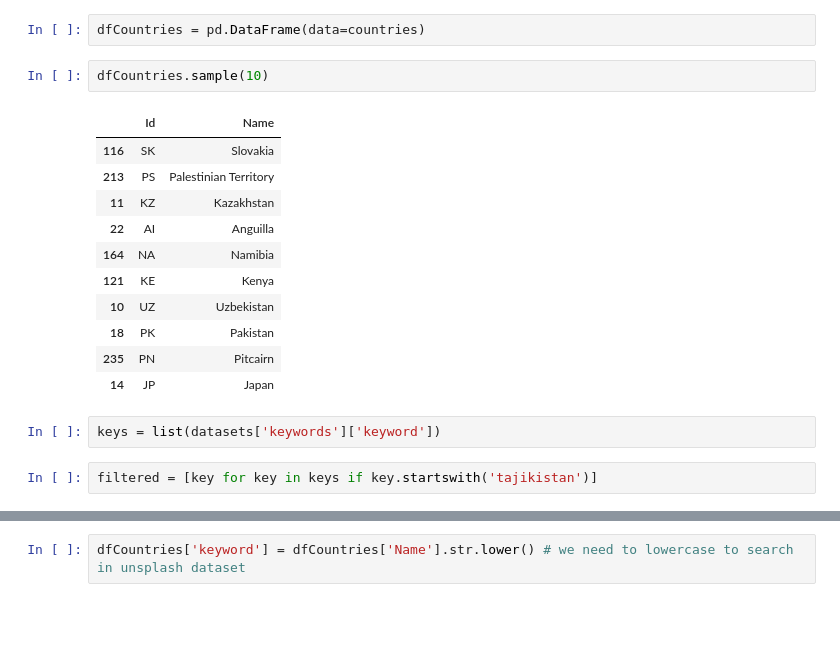
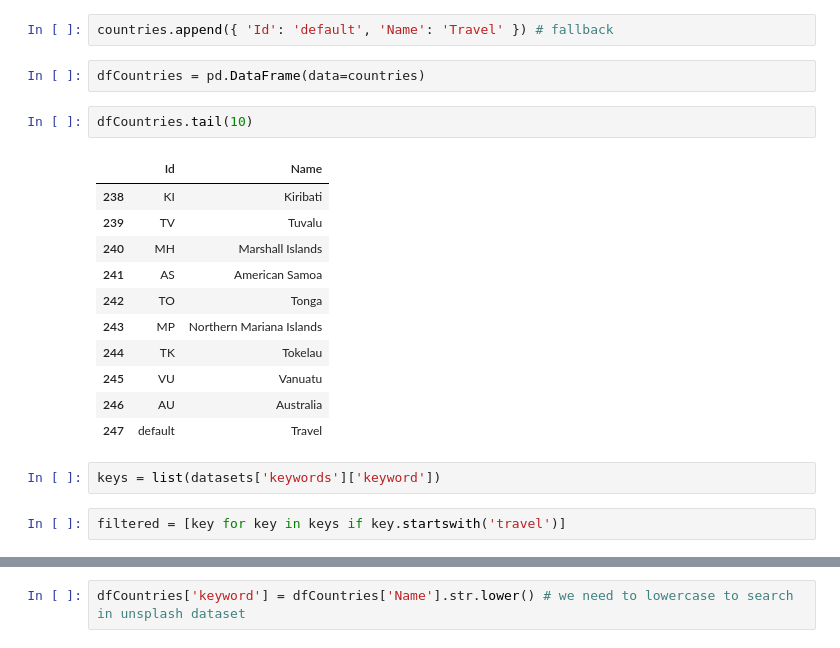
Before and after one commit to facutk/wpxvuelos, a Jupyter notebook: wp/wp-content/themes/xvuelos/assets/country-images-by-id/pandas.ipynb, the cells around one changed output, grey strips where cells are left out. Cells and saved outputs as stored; diff of their text form; blank space fills up the shorter version.

Commit message:
fallback to some sort of image

```diff
--- a/wp/wp-content/themes/xvuelos/assets/country-images-by-id/pandas.ipynb
+++ b/wp/wp-content/themes/xvuelos/assets/country-images-by-id/pandas.ipynb
@@ -103,26 +103,28 @@ countries = []
 for continent in geoJson['Continents']:
     for country in continent['Countries']:
         countries.append({ 'Id': country['Id'], 'Name': country['Name'] })
+# %%
+countries.append({ 'Id': 'default', 'Name': 'Travel' }) # fallback
 # %%
 dfCountries = pd.DataFrame(data=countries)
 # %%
-dfCountries.sample(10)
+dfCountries.tail(10)
 # %% [output]
 |  | Id | Name |
-| 116 | SK | Slovakia |
-| 213 | PS | Palestinian Territory |
-| 11 | KZ | Kazakhstan |
-| 22 | AI | Anguilla |
-| 164 | NA | Namibia |
-| 121 | KE | Kenya |
-| 10 | UZ | Uzbekistan |
-| 18 | PK | Pakistan |
-| 235 | PN | Pitcairn |
-| 14 | JP | Japan |
+| 238 | KI | Kiribati |
+| 239 | TV | Tuvalu |
+| 240 | MH | Marshall Islands |
+| 241 | AS | American Samoa |
+| 242 | TO | Tonga |
+| 243 | MP | Northern Mariana Islands |
+| 244 | TK | Tokelau |
+| 245 | VU | Vanuatu |
+| 246 | AU | Australia |
+| 247 | default | Travel |
 # %%
 keys = list(datasets['keywords']['keyword'])
 # %%
-filtered = [key for key in keys if key.startswith('tajikistan')]
+filtered = [key for key in keys if key.startswith('travel')]
 # %%
 filtered
 # %% [output]
```
Also changed, not shown: parts of 10 cells of this notebook, 3 other files.
